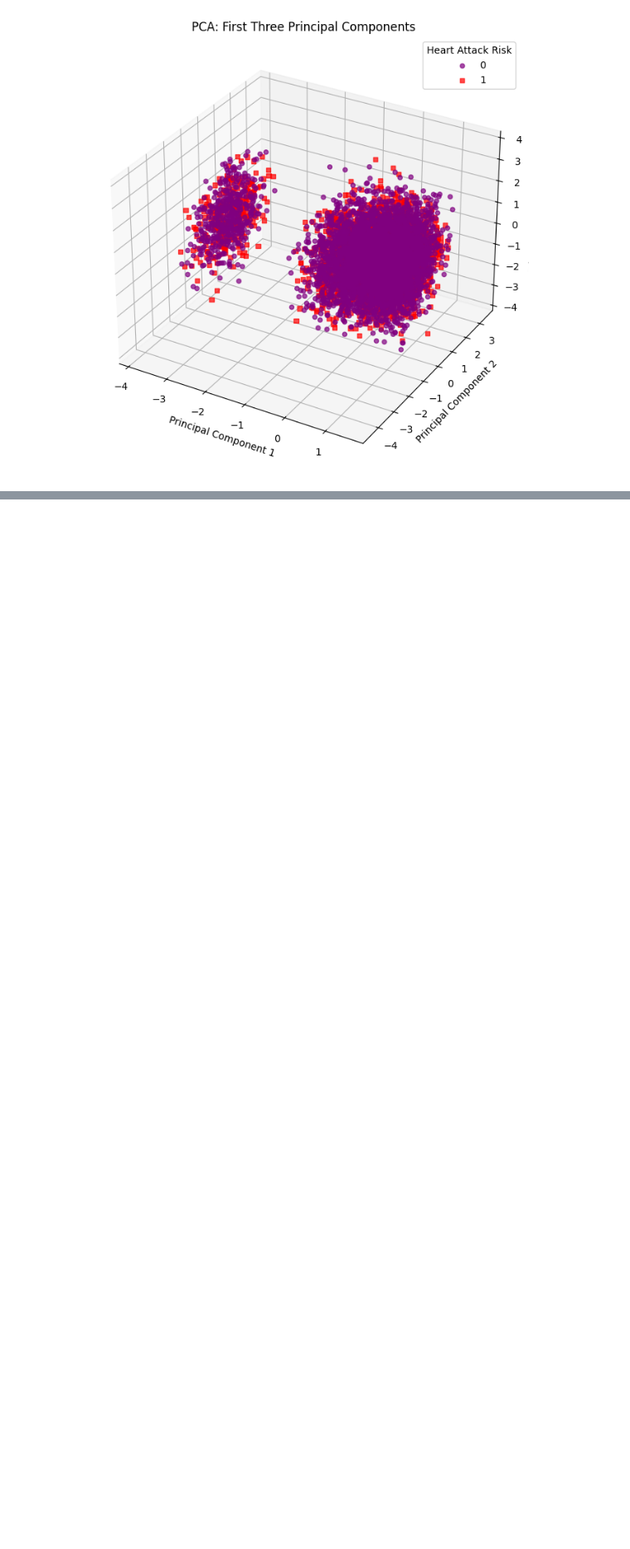
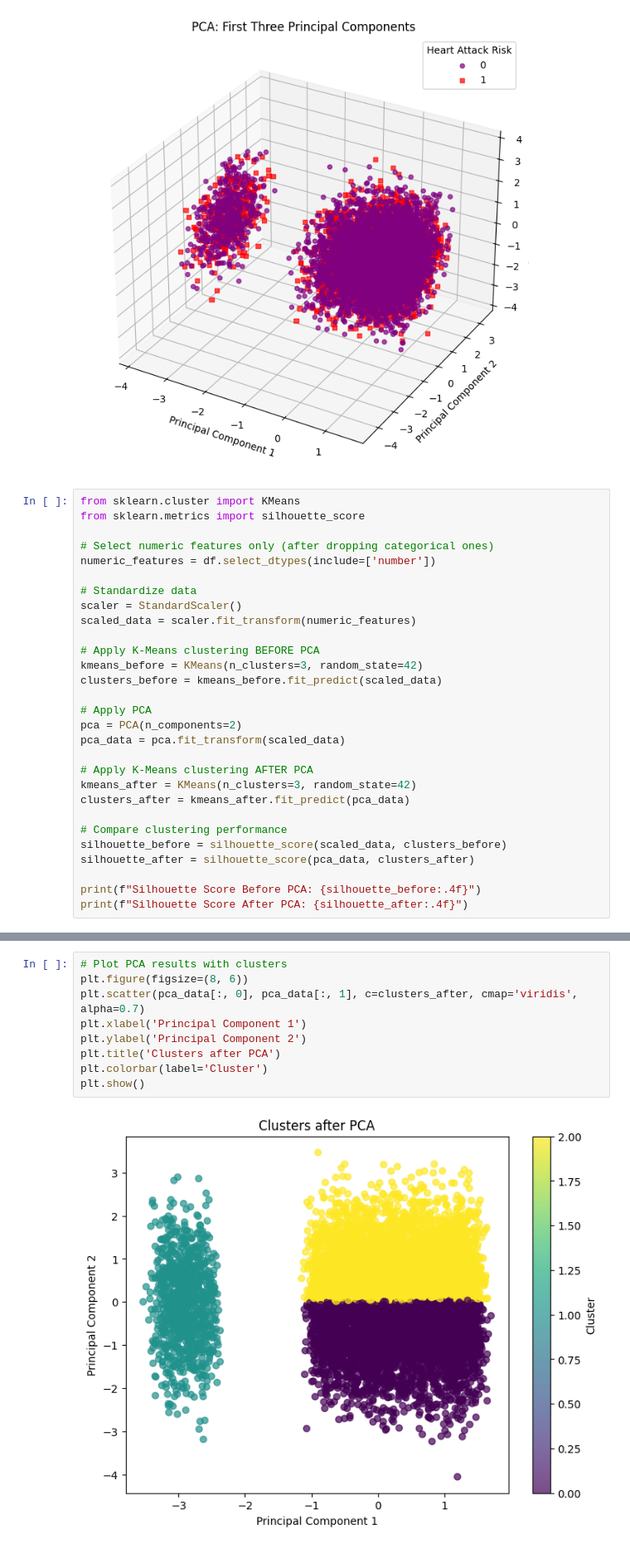
Before and after one commit to guppynib/group3-project2-03062025, a Jupyter notebook: PCA/PCA.ipynb, the cells around one changed output, grey strips where cells are left out. Shown at 83% size. Drawn from its saved outputs; the diff is of its cells as text; blank space fills up the shorter version.

```diff
--- a/PCA/PCA.ipynb
+++ b/PCA/PCA.ipynb
@@ -277,3 +267,32 @@ plt.legend(title="Heart Attack Risk")
 plt.show()
 # %% [output]
 [figure]
+# %%
+from sklearn.cluster import KMeans
+from sklearn.metrics import silhouette_score
+
+# Select numeric features only (after dropping categorical ones)
+numeric_features = df.select_dtypes(include=['number'])
+
+# Standardize data
+scaler = StandardScaler()
+scaled_data = scaler.fit_transform(numeric_features)
+
+# Apply K-Means clustering BEFORE PCA
+kmeans_before = KMeans(n_clusters=3, random_state=42)
+clusters_before = kmeans_before.fit_predict(scaled_data)
+
+# Apply PCA
+pca = PCA(n_components=2)
+pca_data = pca.fit_transform(scaled_data)
+
+# Apply K-Means clustering AFTER PCA
+kmeans_after = KMeans(n_clusters=3, random_state=42)
+clusters_after = kmeans_after.fit_predict(pca_data)
+
+# Compare clustering performance
+silhouette_before = silhouette_score(scaled_data, clusters_before)
+silhouette_after = silhouette_score(pca_data, clusters_after)
+
+print(f"Silhouette Score Before PCA: {silhouette_before:.4f}")
+print(f"Silhouette Score After PCA: {silhouette_after:.4f}")
@@ -279,0 +302,11 @@ plt.show()
+# %%
+# Plot PCA results with clusters
+plt.figure(figsize=(8, 6))
+plt.scatter(pca_data[:, 0], pca_data[:, 1], c=clusters_after, cmap='viridis', alpha=0.7)
+plt.xlabel('Principal Component 1')
+plt.ylabel('Principal Component 2')
+plt.title('Clusters after PCA')
+plt.colorbar(label='Cluster')
+plt.show()
+# %% [output]
+[figure, added]
```
Also changed, not shown: parts of 7 cells of this notebook, 2 other files.
